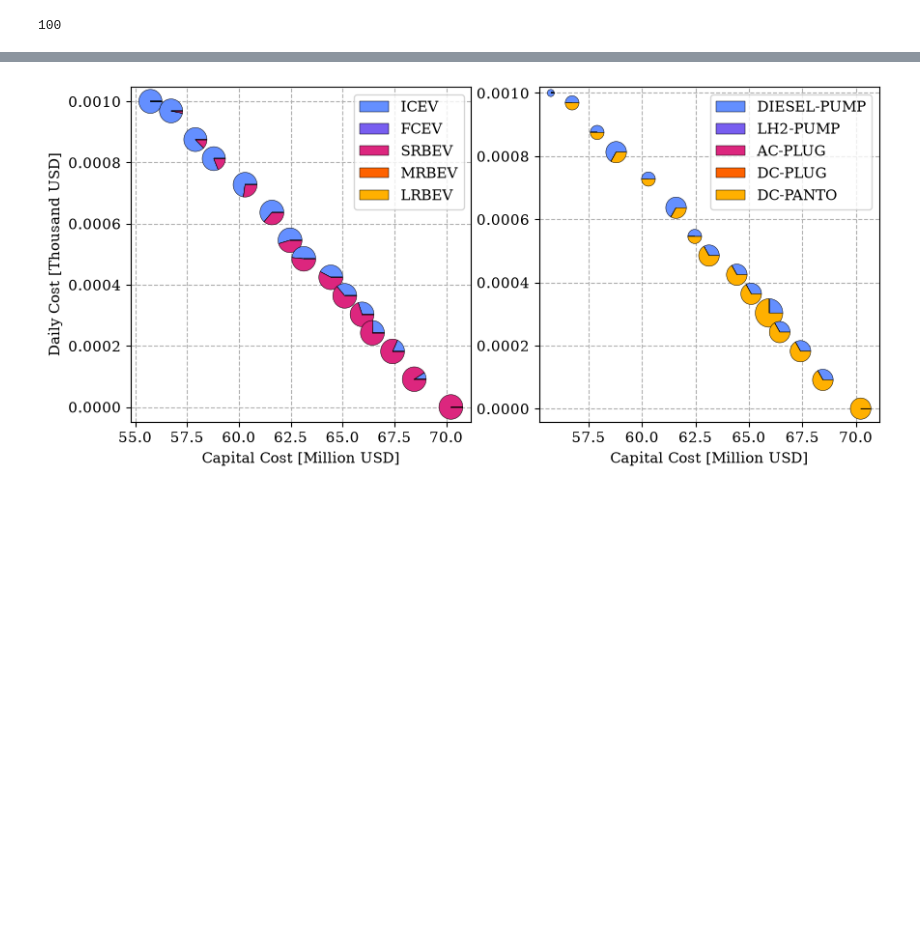
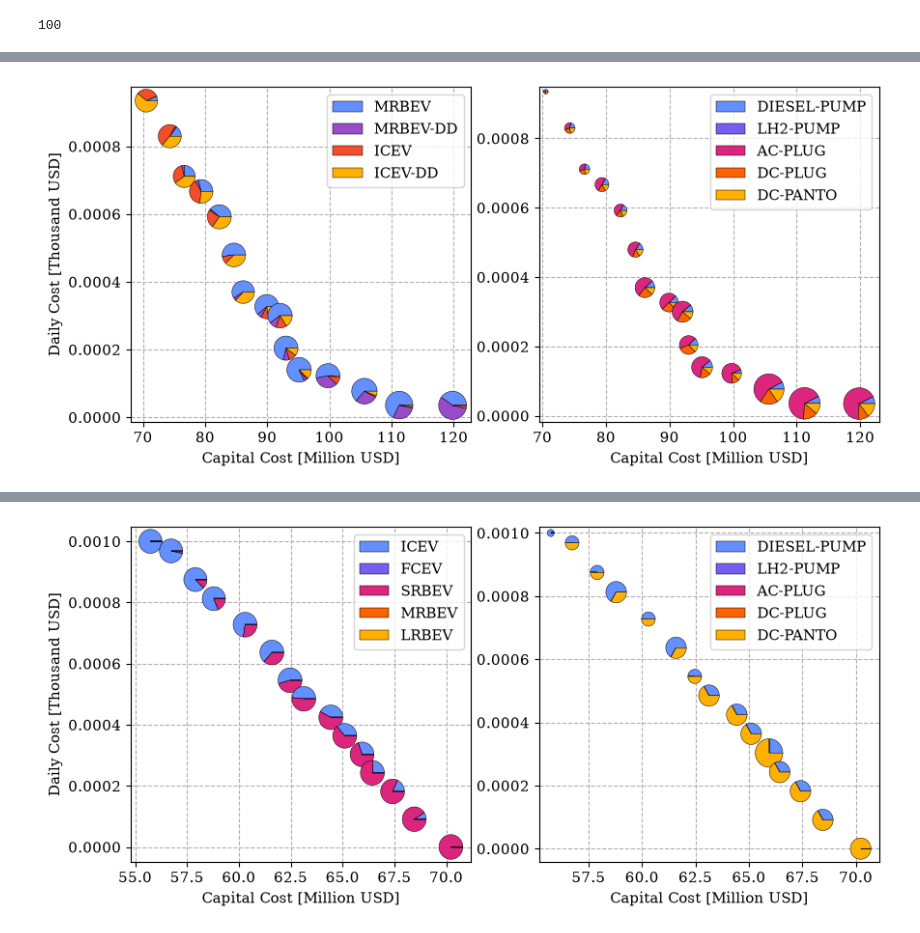
Before and after one commit to airabino/dbnsga-review, a Jupyter notebook: DevNew.ipynb, the cells around one changed output, grey strips where cells are left out. Cells and saved outputs as stored; diff of their text form; code cells hidden in the pictures; blank space fills up the shorter version.

```diff
--- a/DevNew.ipynb
+++ b/DevNew.ipynb
@@ -242,0 +313,48 @@ _ = [ax.legend() for ax in ax]
+# %%
+'''
+Plotting Pareto Compositions
+'''
+deep_reload(src)
+deep_reload(figures)
+
+matplotlib.rcParams.update(**style['rcparams'])
+fig, ax = plt.subplots(1, 2, figsize = (10, 4.5))
+
+n_shown = 15
+
+ax[0] = figures.vehicles_scatter_pie(
+    ax[0], py_pop_dict, n_shown = n_shown, size = .04, rank = 0,
+    cmap = src.plot.Colormap('ibm'), exponent = 1,
+    # keys = ['ICEV', 'FCEV', 'SRBEV', 'MRBEV', 'LRBEV'],
+    keys=list(vehicle_types.keys())
+)
+
+ax[1] = figures.ports_scatter_pie(
+    ax[1], py_pop_dict, n_shown = n_shown, size = .03, rank = 0,
+    cmap = src.plot.Colormap('ibm'), exponent = 1,
+    keys = ['DIESEL-PUMP', 'LH2-PUMP', 'AC-PLUG', 'DC-PLUG', 'DC-PANTO'],
+)
+
+kw = {
+    'xlabel': 'Capital Cost [Million USD]',
+    'ylabel': 'Daily Cost [Thousand USD]',
+    # 'xticks': [30, 40, 50, 60, 70, 80, 90],
+}
+
+_ = ax[0].set(**kw)
+
+kw = {
+    'xlabel': 'Capital Cost [Million USD]',
+    # 'xticks': [30, 40, 50, 60, 70, 80, 90],
+}
+
+_ = ax[1].set(**kw)
+
+kw = {
+    'ls': '--',
+}
+
+_ = [ax.grid(**kw) for ax in ax]
+_ = [ax.legend() for ax in ax]
+# %% [output]
+[figure, added]
```
Also changed, not shown: parts of 8 cells of this notebook, 8 other files.
